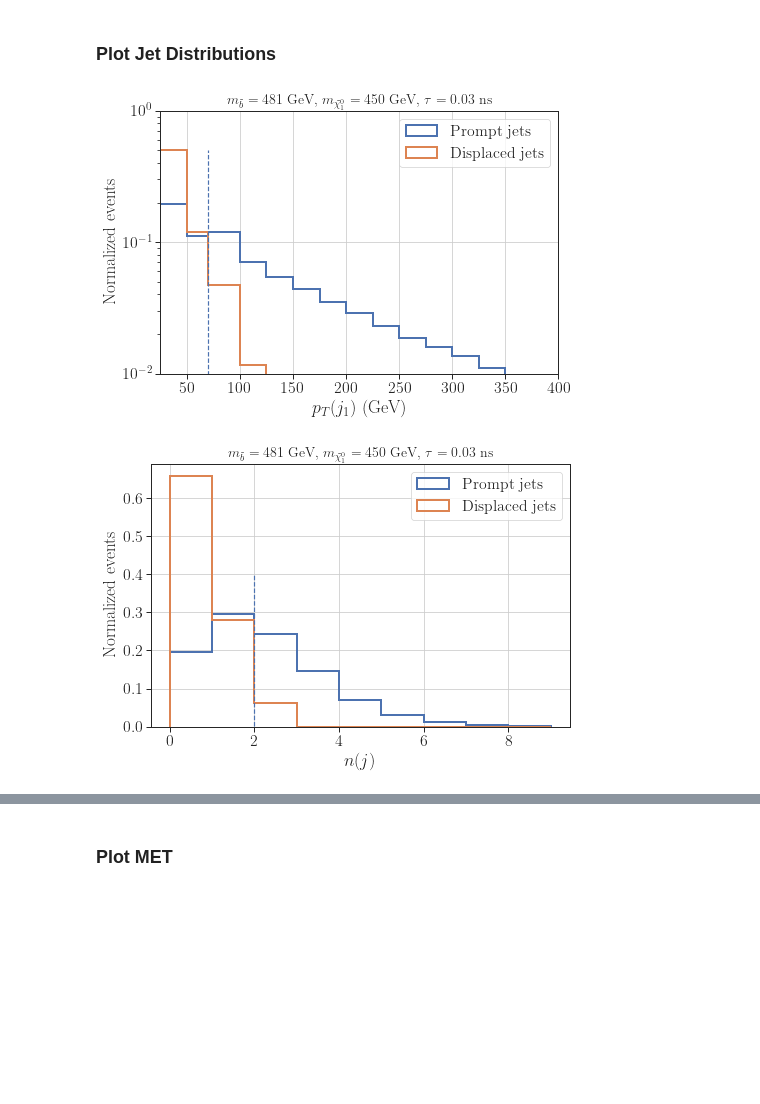
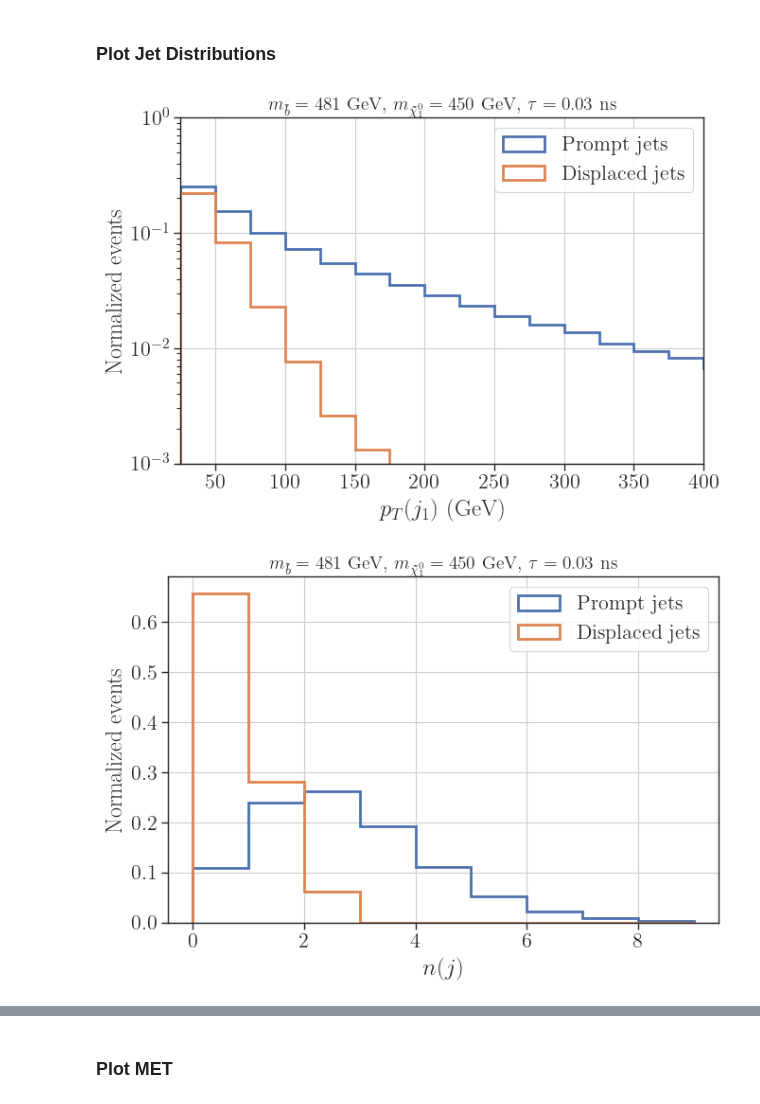
Before and after one commit to andlessa/LLP-CDFO, a Jupyter notebook: plotting/distributions/plots-dists-ATLAS-SUSY-2016-08-Bias.ipynb, the cells around one changed output, grey strips where cells are left out. Saved outputs shown, nothing was run; the diff lists cells and outputs as text; code cells hidden in the pictures; blank space fills up the shorter version.

```diff
--- a/plotting/distributions/plots-dists-ATLAS-SUSY-2016-08-Bias.ipynb
+++ b/plotting/distributions/plots-dists-ATLAS-SUSY-2016-08-Bias.ipynb
@@ -102,10 +100,11 @@ for inputFile in inputFiles:
         jets = getJets(tree.GenJet,pTmin=25.,etaMax=5.0)
         jets = sorted(jets, key = lambda j: j.PT, reverse=True)
         jetsDisp = getDisplacedJets(jets,llps)
+        jetsDisp = [j for j in jetsDisp[:] if j.llp.r_decay > 4.0]
         jetsPrompt = [j for j in jets if not any(j is jd for jd in jetsDisp)]
 
         njets.append(len(jetsPrompt))
-        njetsDisp.append(len([j for j in jetsDisp if j.llp.r_decay > 4.0]))
+        njetsDisp.append(len(jetsDisp))
         pt1 = 0.0
         pt2 = 0.0
         pt1Disp = 0.0
@@ -165,37 +164,28 @@ print(weightsPB.sum())
 # %%
 colors = sns.color_palette('deep')
 fig = plt.figure(figsize=(7,5))
-pTbins = np.append(np.array([25.,50.,70.]),np.arange(100.,500.,25.))
+pTbins = np.arange(25.,500.,25.)
 h1,_,_ = plt.hist(pTj1,weights=weightsPB/totalweightPB,label=r'Prompt jets',histtype='step',
                   linewidth=2,bins=pTbins,density=False,color=colors[0])
-# h2,_,_ = plt.hist(pTj2,weights=weights,label=r'$p_{T}(j_2)$',histtype='step',
-#                   linewidth=2,bins=pTbins,density=True,color=colors[1])
 
 h2,_,_ = plt.hist(pTj1Disp,weights=weightsPB/totalweightPB,label=r'Displaced jets',histtype='step',
                   linewidth=2,bins=pTbins,density=False,color=colors[1])
-
-plt.vlines(x=70.,ymin=h2.min(),ymax=h2.max(),linestyle = 'dashed', color=colors[0])
-# plt.text(pTbins[2],h2.max(),r'$p_T(j) > 25$ GeV, $|\eta(j)| < 5$',
-#          fontsize=15,bbox={'boxstyle':'round', 'facecolor':'white'})
-
-
-# plt.vlines(x=25.,ymin=h2.min(),ymax=h2.max(),linestyle = 'dashed', color=colors[1])
 plt.legend()
 plt.yscale('log')
-plt.ylim(1e-2,1e0)
+plt.ylim(1e-3,1e0)
 plt.xlim(25.,400.)
 plt.grid()
 
 plt.xlabel(r'$p_T(j_1)$ (GeV)',fontsize=18)
 plt.ylabel('Normalized events')
 
 # plt.title(r'$m_T = %1.0f$ GeV, $m_{\chi} = %1.0f$ GeV, $y_{DM} = %1.0f$' %(mST,mChi,yDM),loc='left')
 plt.title(title,fontsize=14)
 plt.tight_layout()
 plt.savefig('jetPTs_%s.png' %figlabel)
 plt.show()
 # %% [output]
-[figure, old version]
+[figure, new version]
 # %%
 fig = plt.figure(figsize=(7,5))
 njBins = np.arange(0.,10.,1.)
@@ -204,7 +194,7 @@ h1,b,_ = plt.hist(njets,weights=weightsPB/totalweightPB,histtype='step',linewidt
 h2,_,_ = plt.hist(njetsDisp,weights=weightsPB/totalweightPB,histtype='step',linewidth=2,
          bins=njBins,density=False,color=colors[1],label='Displaced jets')
 
-plt.vlines(x=2.,ymin=h1.min(),ymax=0.4,linestyle = 'dashed', color=colors[0])
+# plt.vlines(x=2.,ymin=h1.min(),ymax=0.4,linestyle = 'dashed', color=colors[0])
 plt.grid()
 # plt.text(b[2],0.8*h2.max(),r'$p_T(j) > 25$ GeV',
 #          fontsize=15,bbox={'boxstyle':'round', 'facecolor':'white'})
@@ -216,7 +206,7 @@ plt.tight_layout()
 plt.savefig('njet_%s.png' %figlabel)
 plt.show()
 # %% [output]
-[figure, old version]
+[figure, new version]
 # %%
 fig = plt.figure(figsize=(7,5))
 njBins = np.arange(0.,15.,0.5)
```
Also changed, not shown: parts of 5 cells of this notebook, 9 other files.
